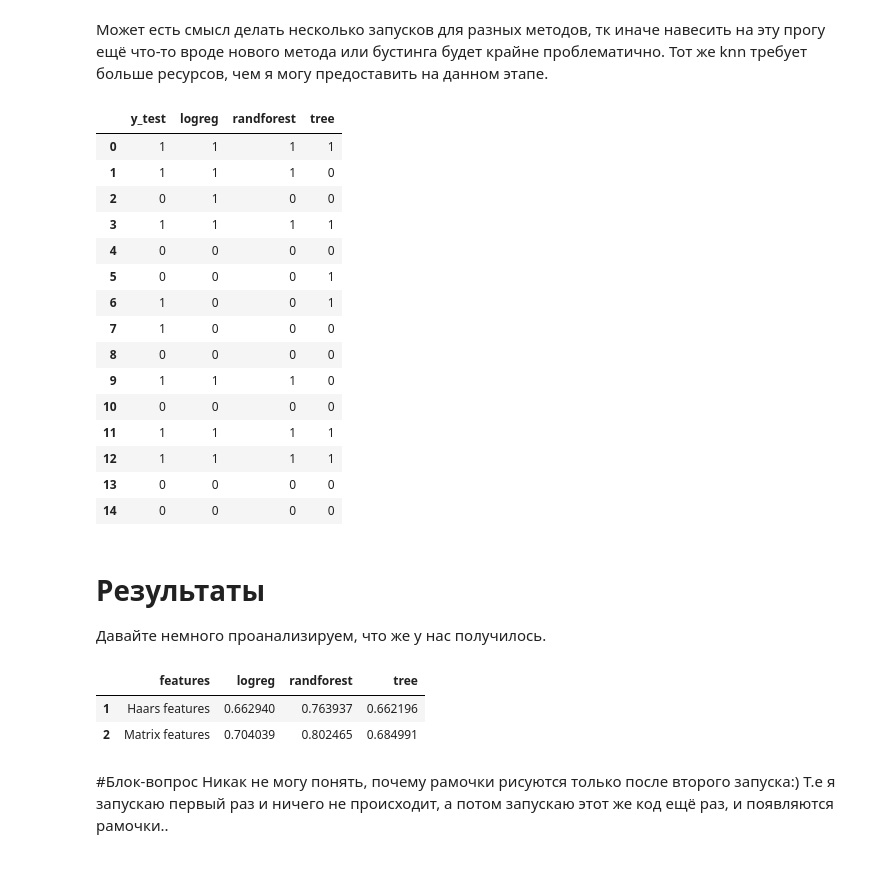
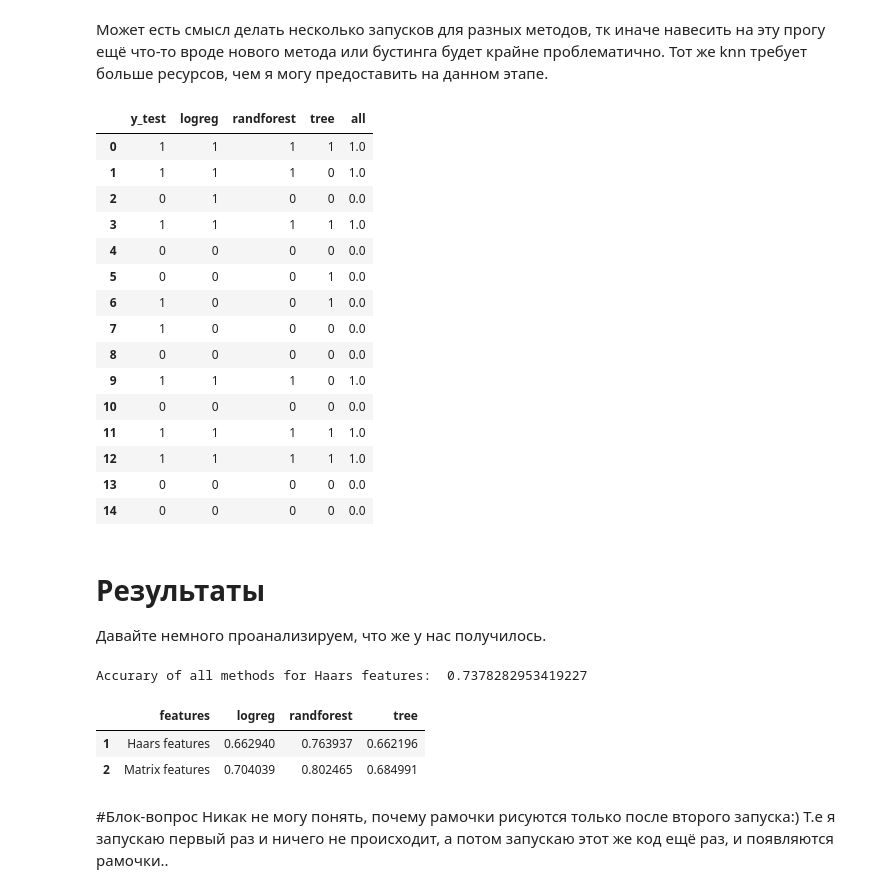
Before and after one commit to Kat-ies/Coursework, a Jupyter notebook: faceDetecting.ipynb, the cells around one changed output. Saved outputs shown, nothing was run; the diff lists cells and outputs as text; code cells hidden in the pictures.

```diff
--- a/faceDetecting.ipynb
+++ b/faceDetecting.ipynb
@@ -403,32 +403,35 @@ Methods(y_test=array([1, 1, 0, ..., 0, 1, 1]), logreg=array([1, 1, 1, ..., 0, 0,
 # %% [markdown]
 Может есть смысл делать несколько запусков для разных методов, тк иначе навесить на эту прогу ещё что-то вроде нового метода или бустинга будет крайне проблематично. Тот же knn требует больше ресурсов, чем я могу предоставить на данном этапе.
 # %%
-# визуация полученных значений для одного из признаков
+# визуация полученных значений для признаков Хоара
+
 answ = np.array(answ)
 df = pd.DataFrame(columns=['y_test', 'logreg', 'randforest', 'tree'])
 df['y_test'] = answ[0][0]
 df['logreg'] = answ[0][1]
 df['randforest'] = answ[0][2]
 df['tree'] = answ[0][3]
+df['all'] = round(df[df.columns[1:]].mean(axis=1))
 
+#df[df['y_test'] == df['all']]
 df[:15]
 # %% [output]
-|  | y_test | logreg | randforest | tree |
-| 0 | 1 | 1 | 1 | 1 |
-| 1 | 1 | 1 | 1 | 0 |
-| 2 | 0 | 1 | 0 | 0 |
-| 3 | 1 | 1 | 1 | 1 |
-| 4 | 0 | 0 | 0 | 0 |
-| 5 | 0 | 0 | 0 | 1 |
-| 6 | 1 | 0 | 0 | 1 |
-| 7 | 1 | 0 | 0 | 0 |
-| 8 | 0 | 0 | 0 | 0 |
-| 9 | 1 | 1 | 1 | 0 |
-| 10 | 0 | 0 | 0 | 0 |
-| 11 | 1 | 1 | 1 | 1 |
-| 12 | 1 | 1 | 1 | 1 |
-| 13 | 0 | 0 | 0 | 0 |
-| 14 | 0 | 0 | 0 | 0 |
+|  | y_test | logreg | randforest | tree | all |
+| 0 | 1 | 1 | 1 | 1 | 1.0 |
+| 1 | 1 | 1 | 1 | 0 | 1.0 |
+| 2 | 0 | 1 | 0 | 0 | 0.0 |
+| 3 | 1 | 1 | 1 | 1 | 1.0 |
+| 4 | 0 | 0 | 0 | 0 | 0.0 |
+| 5 | 0 | 0 | 0 | 1 | 0.0 |
+| 6 | 1 | 0 | 0 | 1 | 0.0 |
+| 7 | 1 | 0 | 0 | 0 | 0.0 |
+| 8 | 0 | 0 | 0 | 0 | 0.0 |
+| 9 | 1 | 1 | 1 | 0 | 1.0 |
+| 10 | 0 | 0 | 0 | 0 | 0.0 |
+| 11 | 1 | 1 | 1 | 1 | 1.0 |
+| 12 | 1 | 1 | 1 | 1 | 1.0 |
+| 13 | 0 | 0 | 0 | 0 | 0.0 |
+| 14 | 0 | 0 | 0 | 0 | 0.0 |
 # %% [markdown]
 # Результаты
 Давайте немного проанализируем, что же у нас получилось.
@@ -456,8 +459,10 @@ for n in range(1, 4):
     accuracy_df[methods_list[n-1]] = data
     # print(data)
 
+print('Accurary of all methods for Haars features: ', accuracy_score(df['y_test'], df['all']))
 accuracy_df[:]
 # %% [output]
+Accurary of all methods for Haars features:  0.7378282953419227
 |  | features | logreg | randforest | tree |
 | 1 | Haars features | 0.662940 | 0.763937 | 0.662196 |
 | 2 | Matrix features | 0.704039 | 0.802465 | 0.684991 |
```
